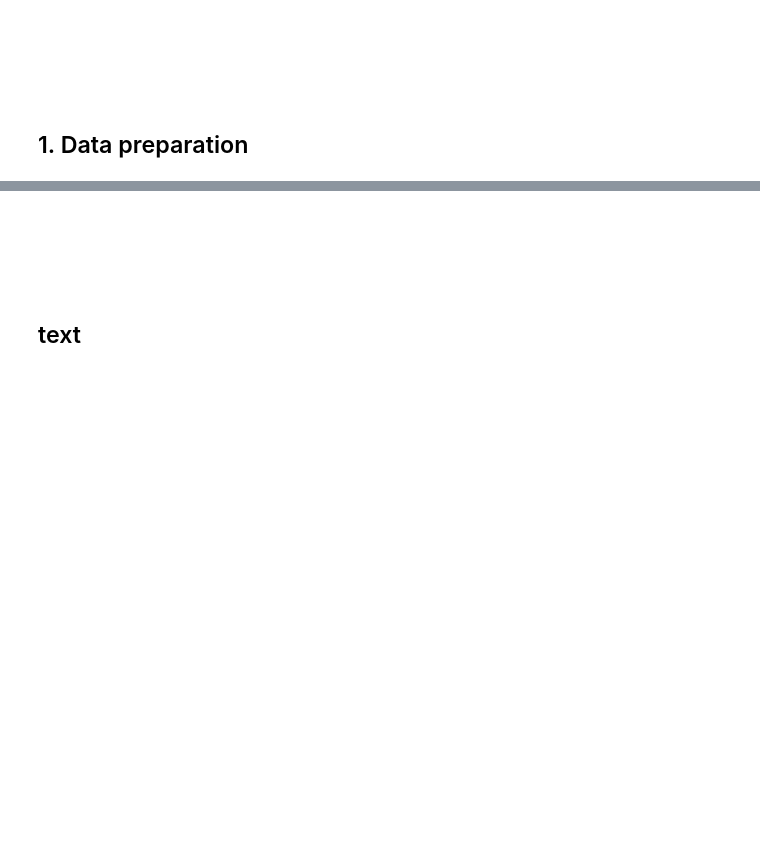
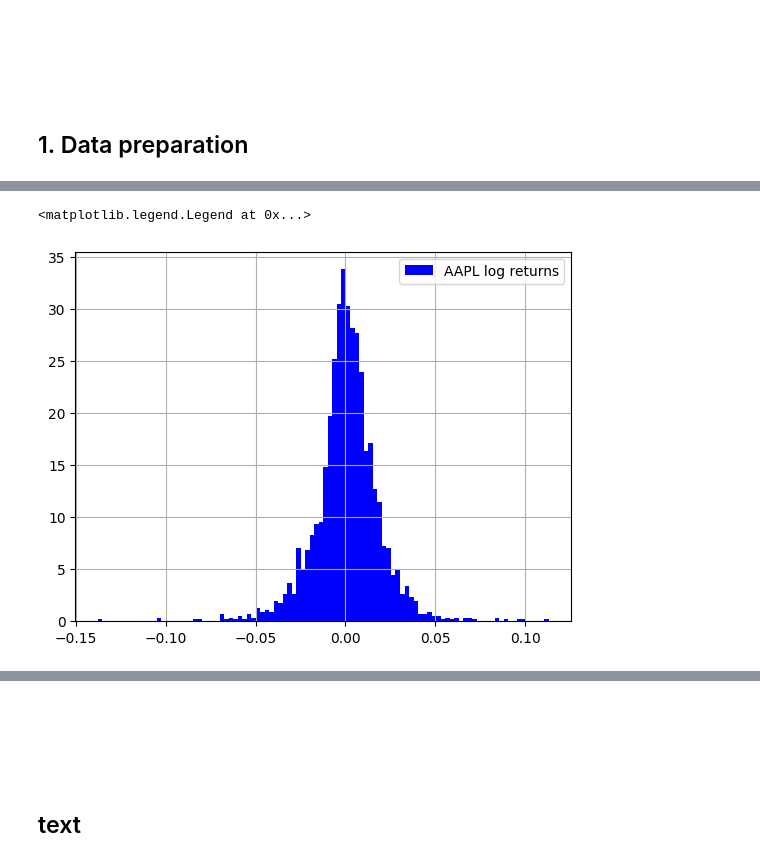
Before and after one commit to isak-drougge/applications-copula-methods-in-finance, a Jupyter notebook: notebooks/01_explore_marginal_distributions.ipynb, the cells around one changed output, grey strips where cells are left out. Drawn from its saved outputs; the diff is of its cells as text; code cells hidden in the pictures; blank space fills up the shorter version.

```diff
--- a/notebooks/01_explore_marginal_distributions.ipynb
+++ b/notebooks/01_explore_marginal_distributions.ipynb
@@ -46,0 +81,6 @@ prices_appl.head()
+# %%
+returns_aapl.hist(bins=100, density=True, color='b', label='AAPL log returns')
+plt.legend()
+# %% [output]
+<matplotlib.legend.Legend at 0x...>
+[figure, added]
```
Also changed, not shown: parts of 19 cells of this notebook.
